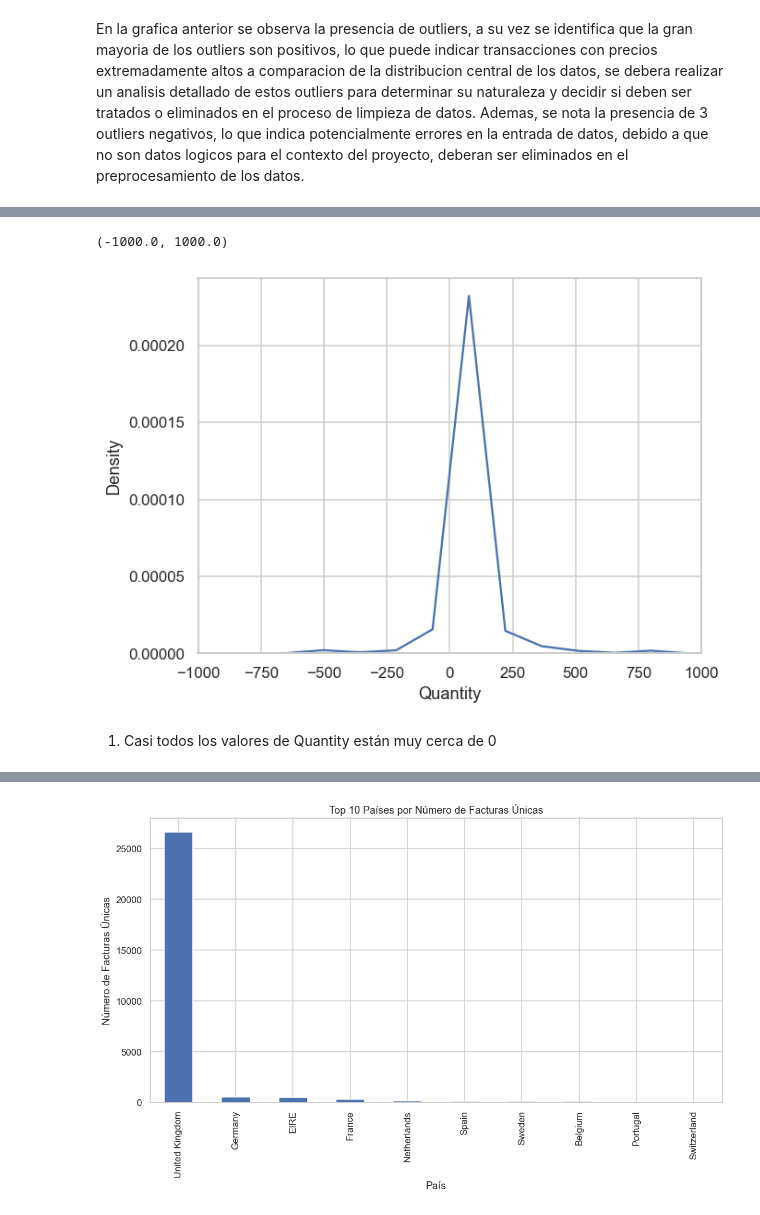
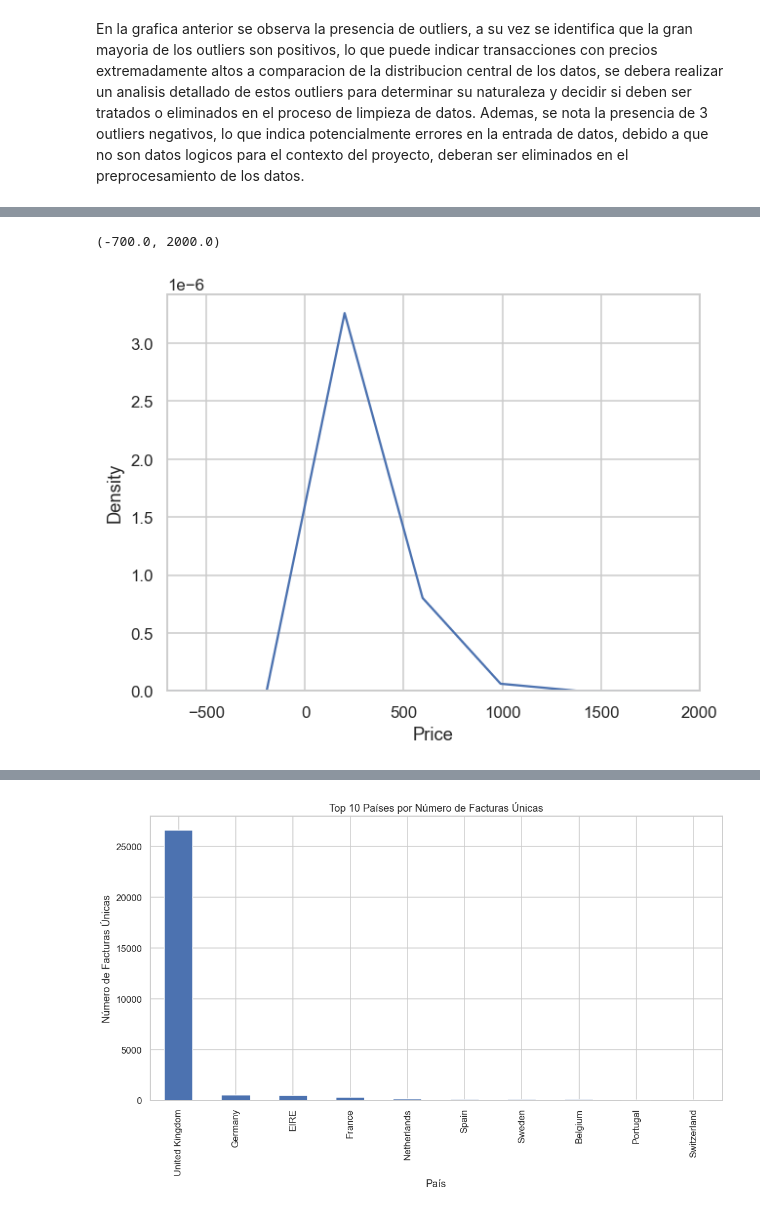
Before and after one commit to DaLeedev/CLTV_PROJECT, a Jupyter notebook: notebooks/01_Exploracion Inicial.ipynb, the cells around one changed output, grey strips where cells are left out. Cells and saved outputs as stored; diff of their text form; code cells hidden in the pictures.

```diff
--- a/notebooks/01_Exploracion Inicial.ipynb
+++ b/notebooks/01_Exploracion Inicial.ipynb
@@ -241,8 +252,6 @@ sns.kdeplot(df['Quantity'], bw_adjust=0.5)
 # %%
-sns.kdeplot(df['Quantity'], bw_adjust=0.5)
-plt.xlim(-1000, 1000)
+sns.kdeplot(df['Price'], bw_adjust=0.5)
+plt.xlim(-700, 2000)
 # %% [output]
-(-1000.0, 1000.0)
+(-700.0, 2000.0)
-[figure, old version]
+[figure, new version]
-# %% [markdown]
-1. Casi todos los valores de Quantity están muy cerca de 0
```
Also changed, not shown: parts of 14 cells of this notebook.
